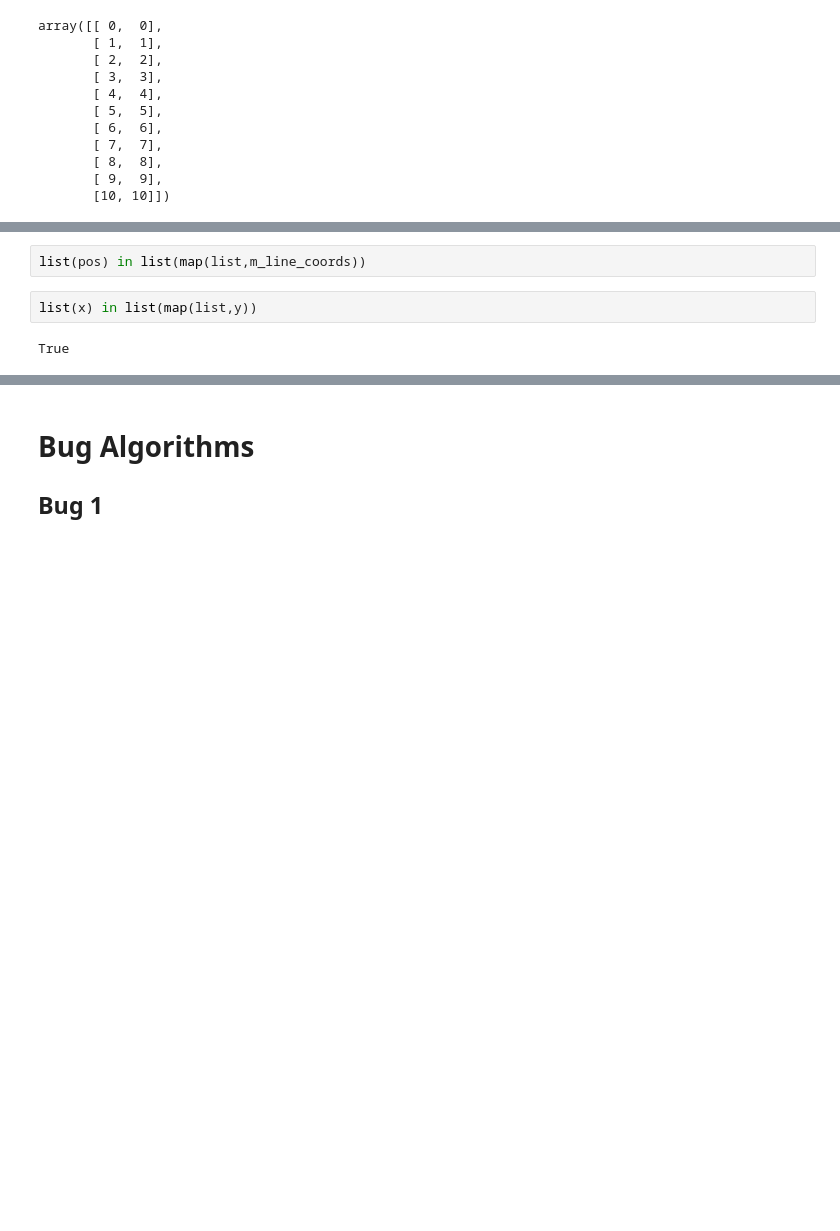
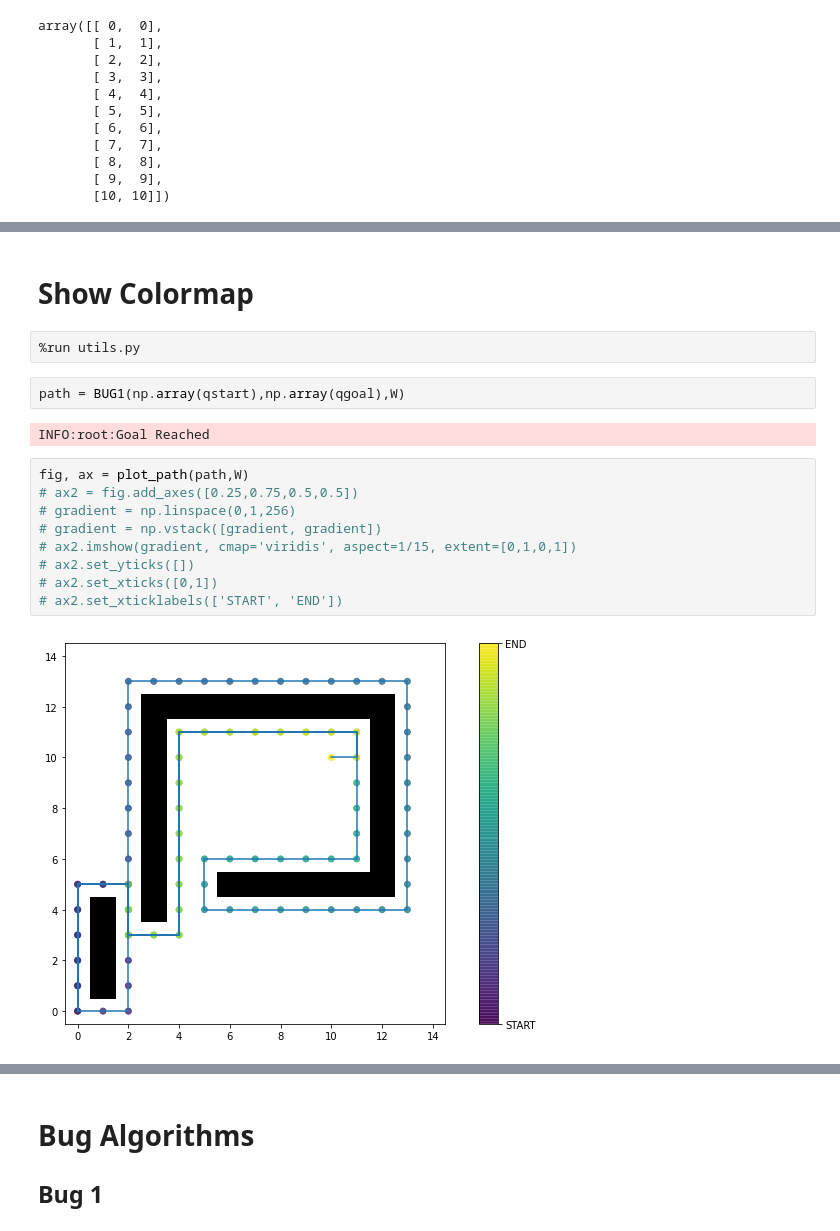
Before and after one commit to WhiffleFish/ASEN5519, a Jupyter notebook: HW1/7a.ipynb, the cells around one changed output, grey strips where cells are left out. Saved outputs shown, nothing was run; the diff lists cells and outputs as text; blank space fills up the shorter version.

```diff
--- a/HW1/7a.ipynb
+++ b/HW1/7a.ipynb
@@ -171,6 +168,19 @@ y = np.array([[1,6],
-# %%
-list(pos) in list(map(list,m_line_coords))
-# %%
-list(x) in list(map(list,y))
-# %% [output]
-True
+# %% [markdown]
+# Show Colormap
+# %%
+%run utils.py
+# %%
+path = BUG1(np.array(qstart),np.array(qgoal),W)
+# %% [output]
+INFO:root:Goal Reached
+# %%
+fig, ax = plot_path(path,W)
+# ax2 = fig.add_axes([0.25,0.75,0.5,0.5])
+# gradient = np.linspace(0,1,256)
+# gradient = np.vstack([gradient, gradient])
+# ax2.imshow(gradient, cmap='viridis', aspect=1/15, extent=[0,1,0,1])
+# ax2.set_yticks([])
+# ax2.set_xticks([0,1])
+# ax2.set_xticklabels(['START', 'END'])
+# %% [output]
+[figure, added]
```
Also changed, not shown: parts of 3 cells of this notebook, 2 other files.
